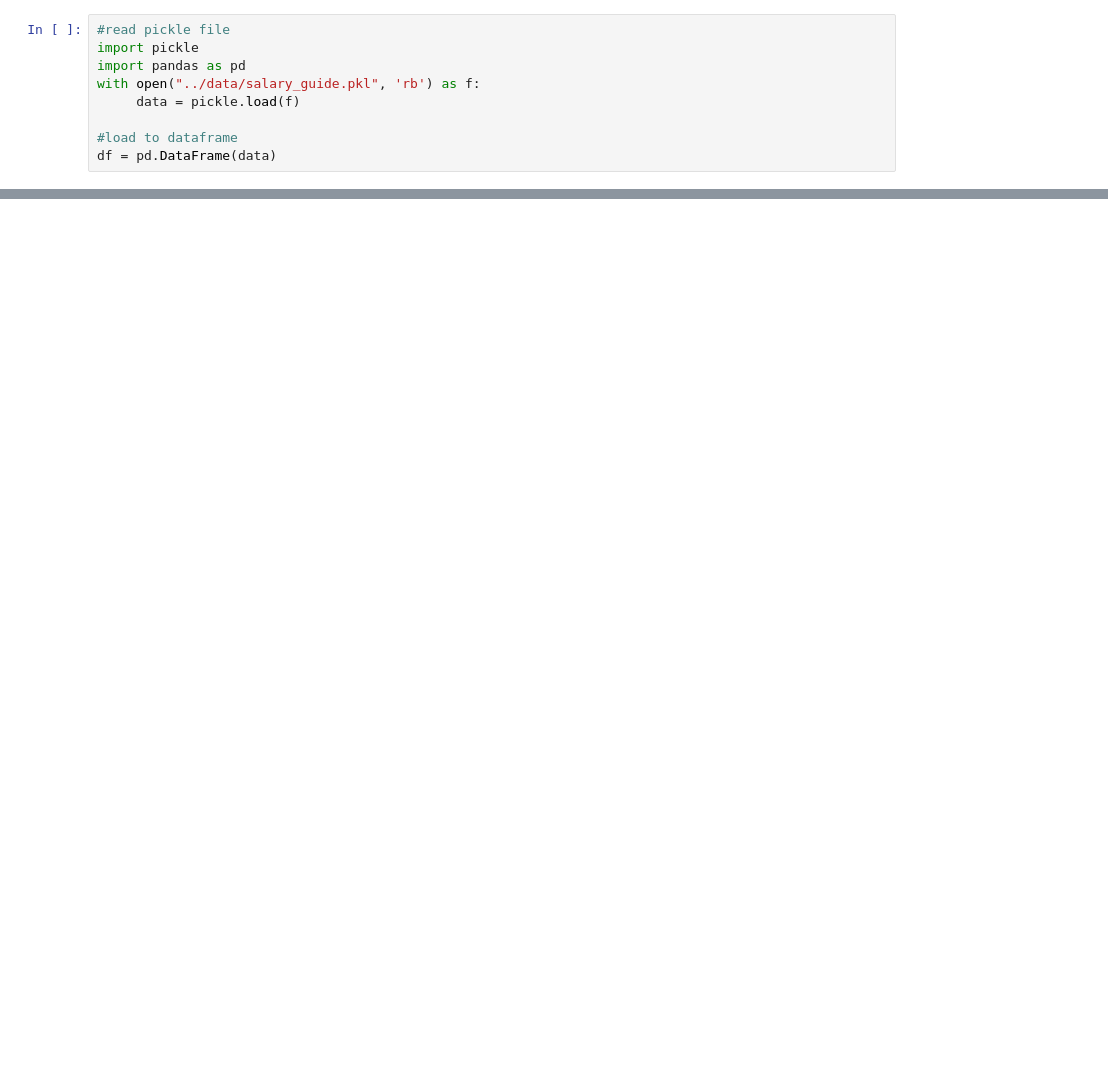
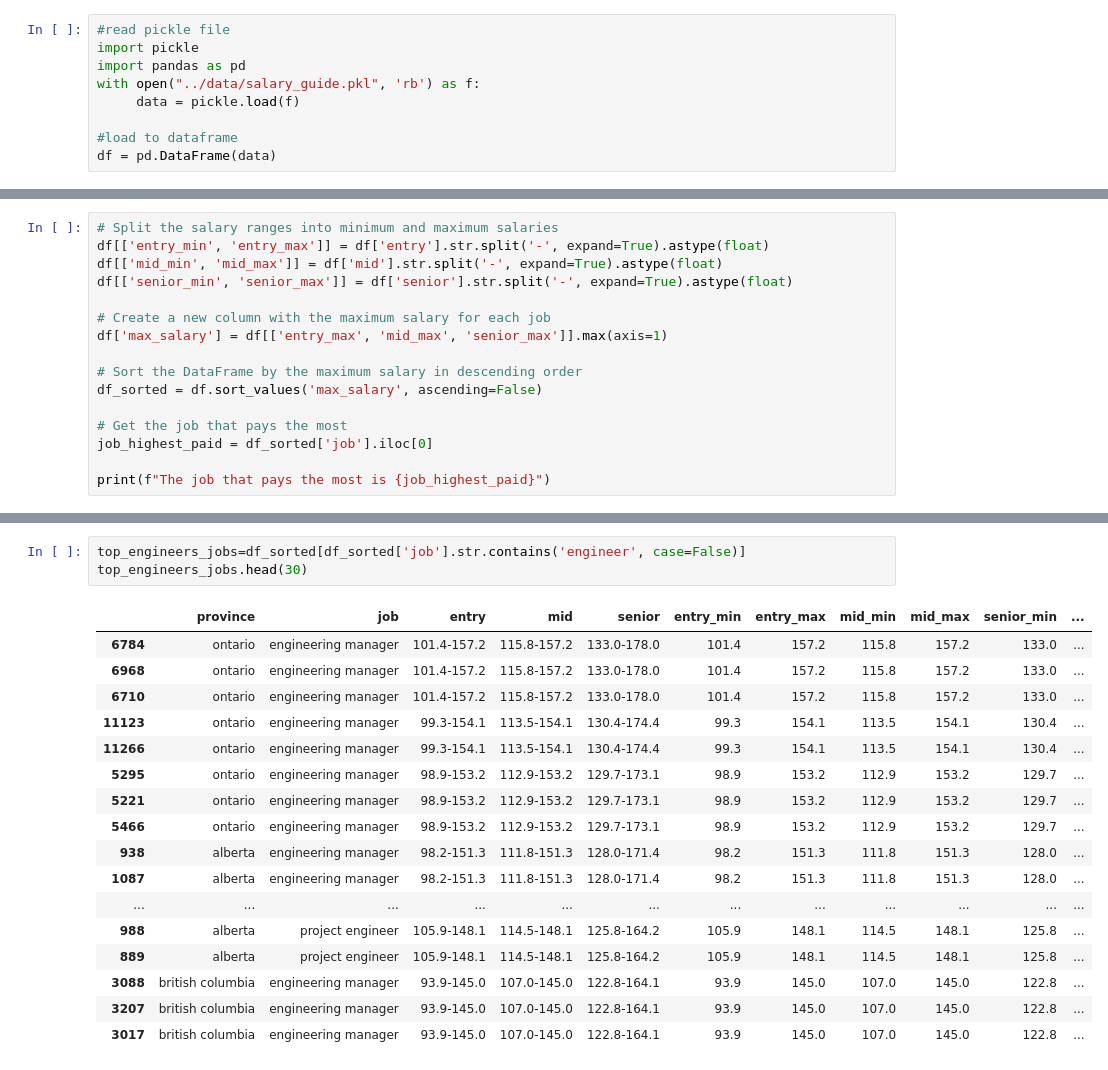
Before and after one commit to mrBlackHat777/Salary_Canada, a Jupyter notebook: sandbox/salary_exploratio.ipynb, the cells around one changed output, grey strips where cells are left out. Drawn from its saved outputs; the diff is of its cells as text; blank space fills up the shorter version.

```diff
--- a/sandbox/salary_exploratio.ipynb
+++ b/sandbox/salary_exploratio.ipynb
@@ -25 +25,17 @@ df
 18605 rows × 5 columns
+# %%
+# Split the salary ranges into minimum and maximum salaries
+df[['entry_min', 'entry_max']] = df['entry'].str.split('-', expand=True).astype(float)
+df[['mid_min', 'mid_max']] = df['mid'].str.split('-', expand=True).astype(float)
+df[['senior_min', 'senior_max']] = df['senior'].str.split('-', expand=True).astype(float)
+
+# Create a new column with the maximum salary for each job
+df['max_salary'] = df[['entry_max', 'mid_max', 'senior_max']].max(axis=1)
+
+# Sort the DataFrame by the maximum salary in descending order
+df_sorted = df.sort_values('max_salary', ascending=False)
+
+# Get the job that pays the most
+job_highest_paid = df_sorted['job'].iloc[0]
+
+print(f"The job that pays the most is {job_highest_paid}")
@@ -25,0 +69,21 @@ df
+# %%
+top_engineers_jobs=df_sorted[df_sorted['job'].str.contains('engineer', case=False)]
+top_engineers_jobs.head(30)
+# %% [output]
+|  | province | job | entry | mid | senior | entry_min | entry_max | mid_min | mid_max | senior_min | ... |
+| 6784 | ontario | engineering manager | 101.4-157.2 | 115.8-157.2 | 133.0-178.0 | 101.4 | 157.2 | 115.8 | 157.2 | 133.0 | ... |
+| 6968 | ontario | engineering manager | 101.4-157.2 | 115.8-157.2 | 133.0-178.0 | 101.4 | 157.2 | 115.8 | 157.2 | 133.0 | ... |
+| 6710 | ontario | engineering manager | 101.4-157.2 | 115.8-157.2 | 133.0-178.0 | 101.4 | 157.2 | 115.8 | 157.2 | 133.0 | ... |
+| 11123 | ontario | engineering manager | 99.3-154.1 | 113.5-154.1 | 130.4-174.4 | 99.3 | 154.1 | 113.5 | 154.1 | 130.4 | ... |
+| 11266 | ontario | engineering manager | 99.3-154.1 | 113.5-154.1 | 130.4-174.4 | 99.3 | 154.1 | 113.5 | 154.1 | 130.4 | ... |
+| 5295 | ontario | engineering manager | 98.9-153.2 | 112.9-153.2 | 129.7-173.1 | 98.9 | 153.2 | 112.9 | 153.2 | 129.7 | ... |
+| 5221 | ontario | engineering manager | 98.9-153.2 | 112.9-153.2 | 129.7-173.1 | 98.9 | 153.2 | 112.9 | 153.2 | 129.7 | ... |
+| 5466 | ontario | engineering manager | 98.9-153.2 | 112.9-153.2 | 129.7-173.1 | 98.9 | 153.2 | 112.9 | 153.2 | 129.7 | ... |
+| 938 | alberta | engineering manager | 98.2-151.3 | 111.8-151.3 | 128.0-171.4 | 98.2 | 151.3 | 111.8 | 151.3 | 128.0 | ... |
+| 1087 | alberta | engineering manager | 98.2-151.3 | 111.8-151.3 | 128.0-171.4 | 98.2 | 151.3 | 111.8 | 151.3 | 128.0 | ... |
+| ... | ... | ... | ... | ... | ... | ... | ... | ... | ... | ... | ... |
+| 988 | alberta | project engineer | 105.9-148.1 | 114.5-148.1 | 125.8-164.2 | 105.9 | 148.1 | 114.5 | 148.1 | 125.8 | ... |
+| 889 | alberta | project engineer | 105.9-148.1 | 114.5-148.1 | 125.8-164.2 | 105.9 | 148.1 | 114.5 | 148.1 | 125.8 | ... |
+| 3088 | british columbia | engineering manager | 93.9-145.0 | 107.0-145.0 | 122.8-164.1 | 93.9 | 145.0 | 107.0 | 145.0 | 122.8 | ... |
+| 3207 | british columbia | engineering manager | 93.9-145.0 | 107.0-145.0 | 122.8-164.1 | 93.9 | 145.0 | 107.0 | 145.0 | 122.8 | ... |
+| 3017 | british columbia | engineering manager | 93.9-145.0 | 107.0-145.0 | 122.8-164.1 | 93.9 | 145.0 | 107.0 | 145.0 | 122.8 | ... |
```
Also changed, not shown: parts of 6 cells of this notebook, 4 other files.
